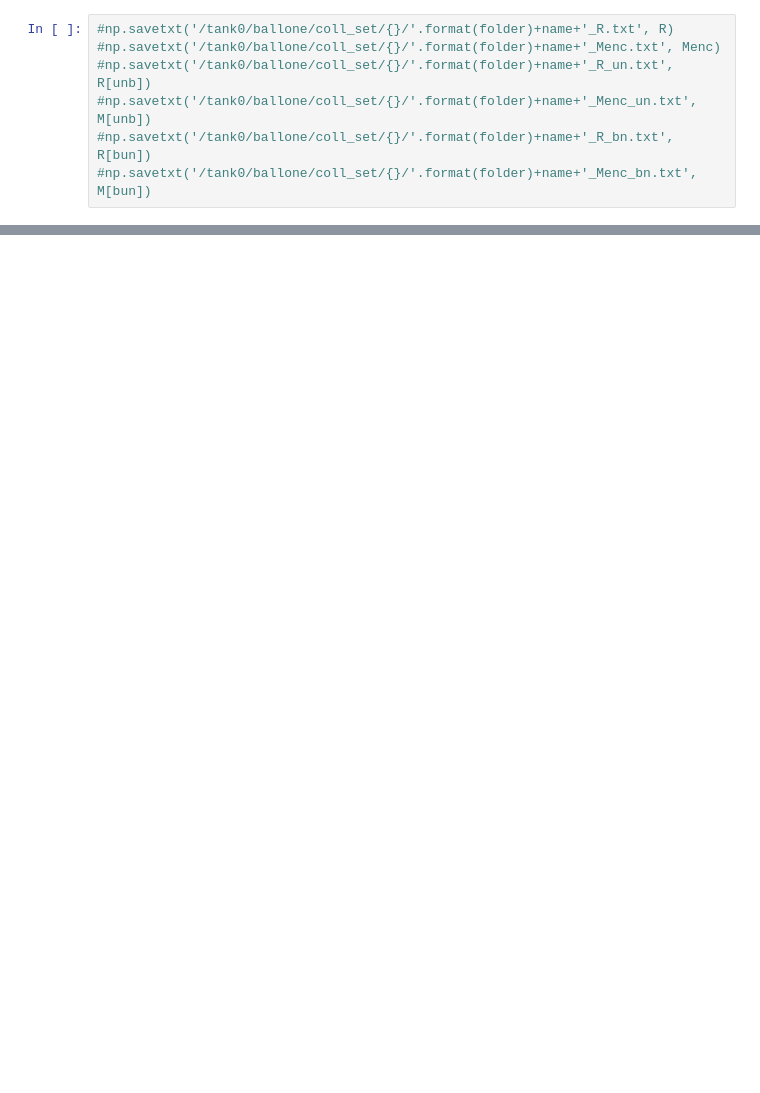
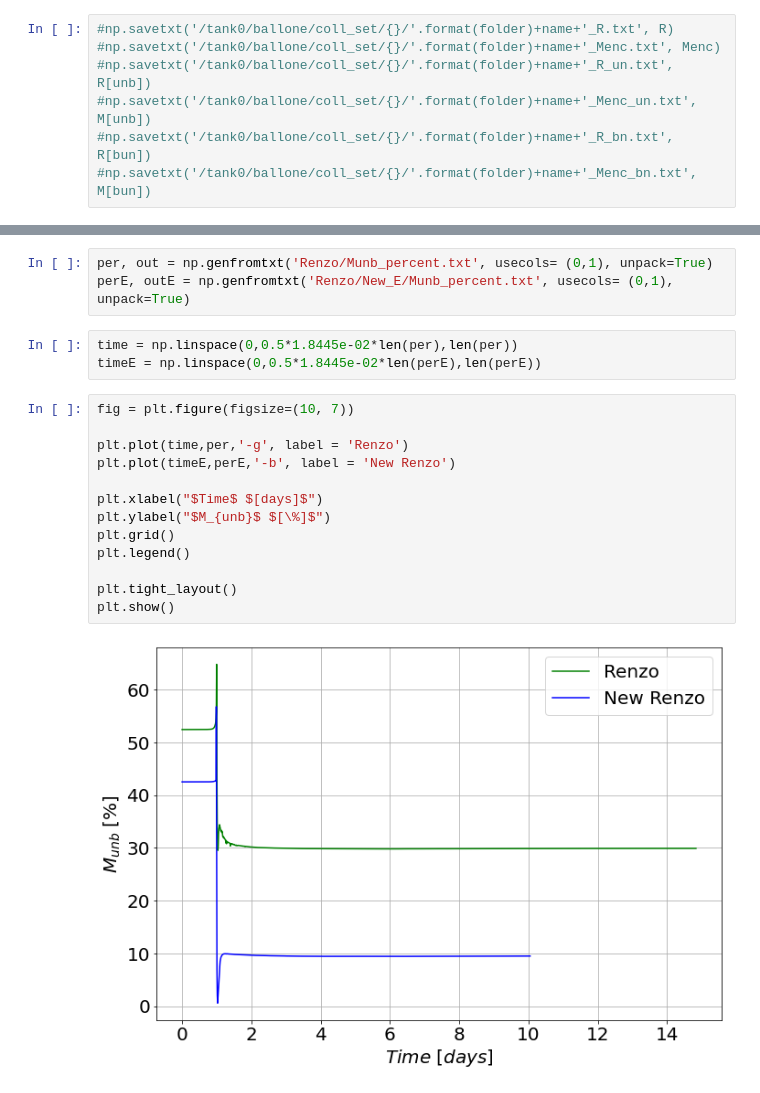
Before and after one commit to JuanManuelPacheco/Stars_Collisions, a Jupyter notebook: Central_Region_Bug.ipynb, the cells around one changed output, grey strips where cells are left out. Drawn from its saved outputs; the diff is of its cells as text; blank space fills up the shorter version.

```diff
--- a/Central_Region_Bug.ipynb
+++ b/Central_Region_Bug.ipynb
@@ -162,0 +185,21 @@ plt.show()
+# %%
+per, out = np.genfromtxt('Renzo/Munb_percent.txt', usecols= (0,1), unpack=True)
+perE, outE = np.genfromtxt('Renzo/New_E/Munb_percent.txt', usecols= (0,1), unpack=True)
+# %%
+time = np.linspace(0,0.5*1.8445e-02*len(per),len(per))
+timeE = np.linspace(0,0.5*1.8445e-02*len(perE),len(perE))
+# %%
+fig = plt.figure(figsize=(10, 7))
+
+plt.plot(time,per,'-g', label = 'Renzo')
+plt.plot(timeE,perE,'-b', label = 'New Renzo')
+
+plt.xlabel("$Time$ $[days]$")
+plt.ylabel("$M_{unb}$ $[\%]$")
+plt.grid()
+plt.legend()
+
+plt.tight_layout()
+plt.show()
+# %% [output]
+[figure, added]
```
Also changed, not shown: parts of 21 cells of this notebook, 1 other file.
